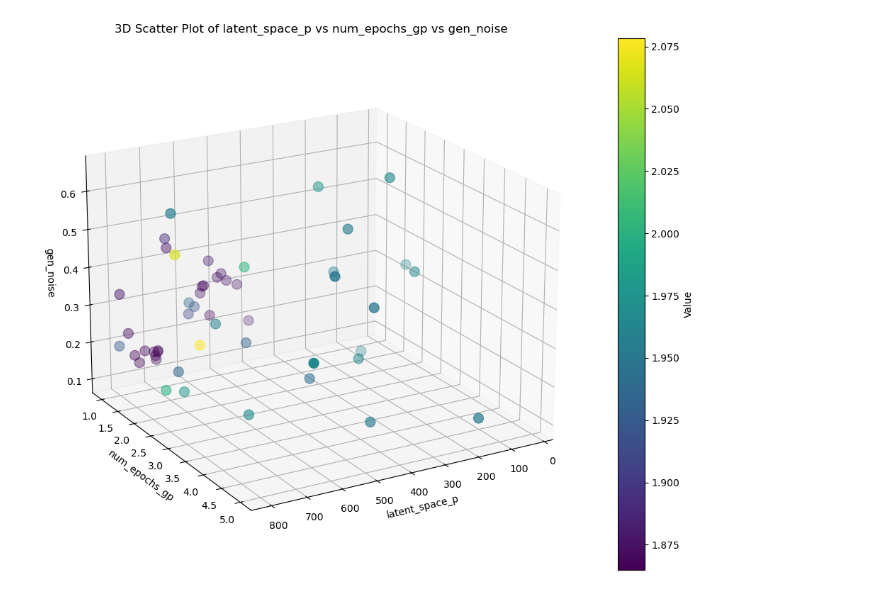
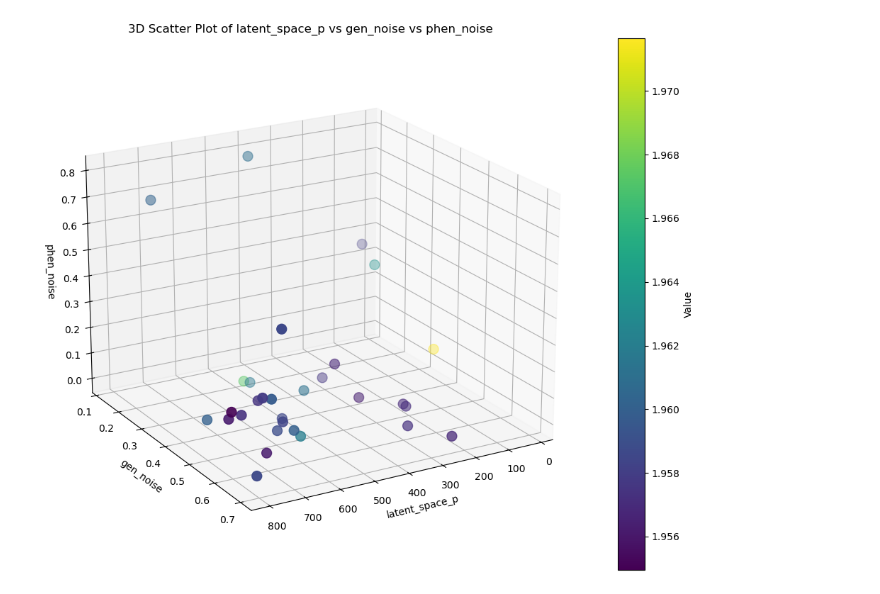
Before and after one commit to Arcadia-Science/2025-epistasis-dl-quantgen, a Jupyter notebook: workflow_sims/gpatlas/optuna_analysis.ipynb, the cells around one changed output. Saved outputs shown, nothing was run; the diff lists cells and outputs as text; code cells hidden in the pictures.

```diff
--- a/workflow_sims/gpatlas/optuna_analysis.ipynb
+++ b/workflow_sims/gpatlas/optuna_analysis.ipynb
@@ -30,7 +30,3 @@ def load_experiment_data(file_path):
     result_df = pd.concat([df.drop('params', axis=1), param_df], axis=1)
 
     return result_df
-# %%
-#df = load_experiment_data('optuna/optuna_trials_gp_20250221_230235.csv')
-df = load_experiment_data('optuna/optuna_trials_gg_20250214_224526.csv')
-df.head(n=3)
@@ -85,0 +86,3 @@ create_3d_scatter(df,
+# %%
+df2 = load_experiment_data('optuna/test_sim_WF_null_10000n_5000000bp_gp_optuna.csv')
+df2.head(n=3)
@@ -86,7 +94,7 @@ create_3d_scatter(df,
 # %%
-create_3d_scatter(df,
-                    y_col='num_epochs_gp',
-                    z_col='gen_noise',
+create_3d_scatter(df2,
+                    z_col='phen_noise',
+                    y_col='gen_noise',
                     x_col='latent_space_p')
 # %% [output]
-[figure, old version]
+[figure, new version]
```
Also changed, not shown: parts of 4 cells of this notebook, 9 other files.
